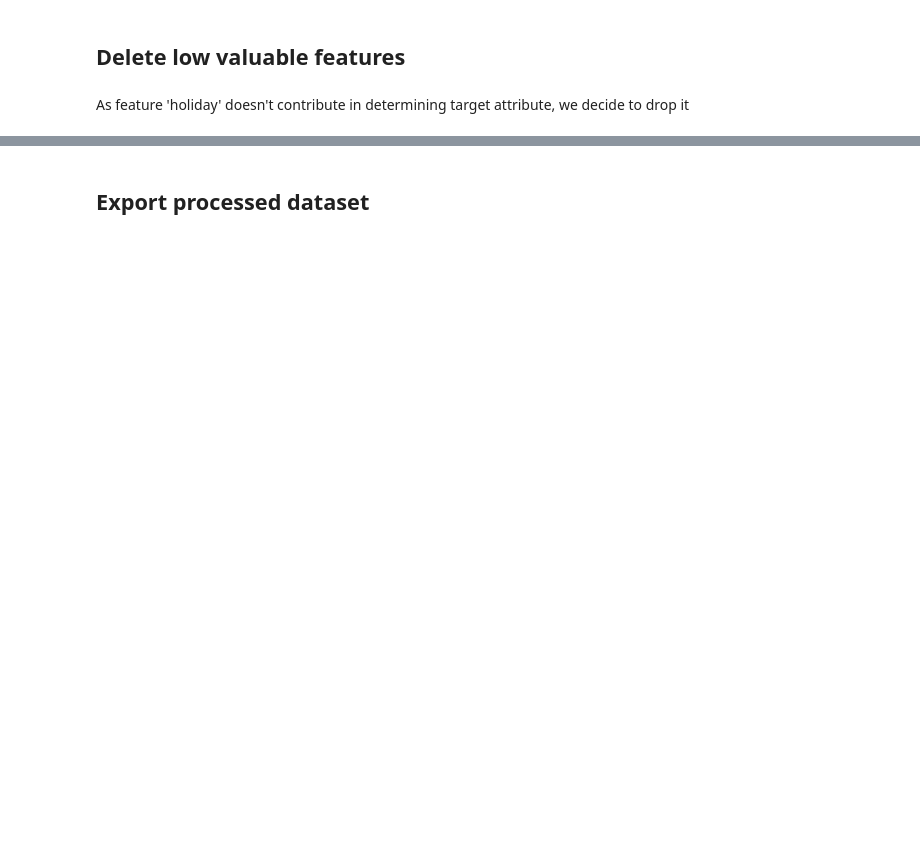
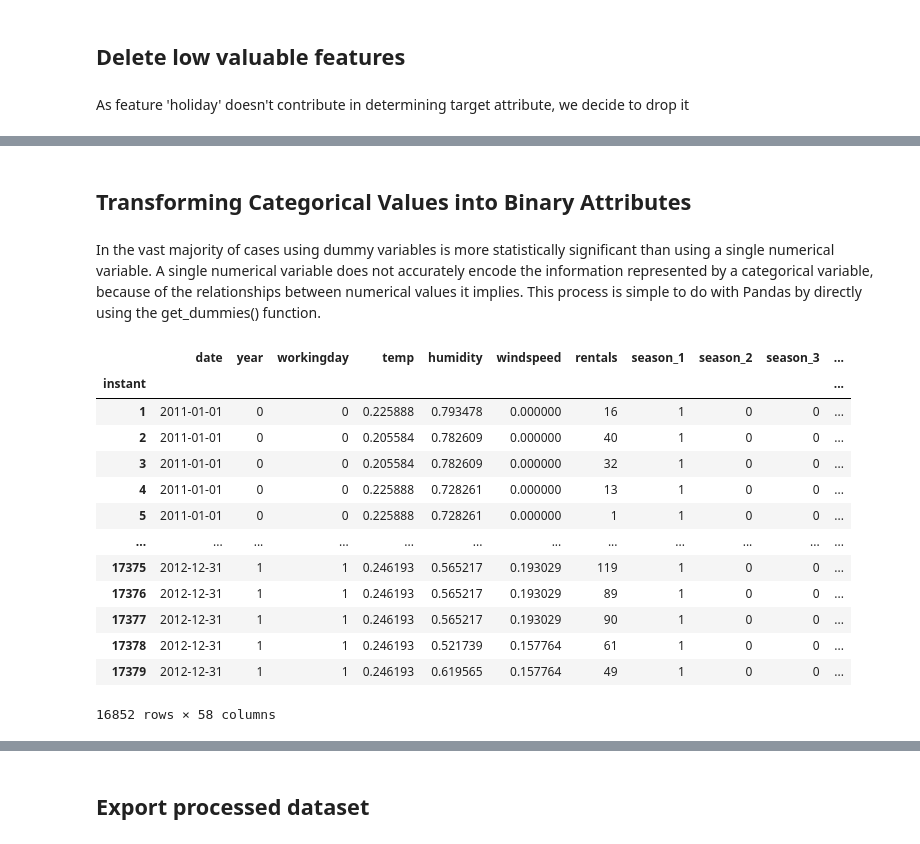
Before and after one commit to enricollen/bike-rental-demand-prediction, a Jupyter notebook: data_preprocessing.ipynb, the cells around one changed output, grey strips where cells are left out. Cells and saved outputs as stored; diff of their text form; code cells hidden in the pictures; blank space fills up the shorter version.

```diff
--- a/data_preprocessing.ipynb
+++ b/data_preprocessing.ipynb
@@ -118,0 +146,28 @@ df_without_outliers.drop('holiday',axis=1,inplace=True)
+# %% [markdown]
+## Transforming Categorical Values into Binary Attributes
+# %% [markdown]
+In the vast majority of cases using dummy variables is more statistically significant than using a single numerical variable. A single numerical variable does not accurately encode the information represented by a categorical variable, because of the relationships between numerical values it implies.
+This process is simple to do with Pandas by directly using the get_dummies() function.
+# %%
+dummy_fields = ['season', 'month', 'weather', 'hour', 'weekday']
+for feature_to_dummy in dummy_fields:
+    dummies = pd.get_dummies(df_without_outliers[feature_to_dummy], prefix=feature_to_dummy, drop_first=False)
+    df_without_outliers = pd.concat([df_without_outliers, dummies], axis=1)
+
+df_with_dummies = df_without_outliers.drop(dummy_fields, axis=1)
+df_with_dummies
+# %% [output]
+|  | date | year | workingday | temp | humidity | windspeed | rentals | season_1 | season_2 | season_3 | ... |
+| instant |  |  |  |  |  |  |  |  |  |  | ... |
+| 1 | 2011-01-01 | 0 | 0 | 0.225888 | 0.793478 | 0.000000 | 16 | 1 | 0 | 0 | ... |
+| 2 | 2011-01-01 | 0 | 0 | 0.205584 | 0.782609 | 0.000000 | 40 | 1 | 0 | 0 | ... |
+| 3 | 2011-01-01 | 0 | 0 | 0.205584 | 0.782609 | 0.000000 | 32 | 1 | 0 | 0 | ... |
+| 4 | 2011-01-01 | 0 | 0 | 0.225888 | 0.728261 | 0.000000 | 13 | 1 | 0 | 0 | ... |
+| 5 | 2011-01-01 | 0 | 0 | 0.225888 | 0.728261 | 0.000000 | 1 | 1 | 0 | 0 | ... |
+| ... | ... | ... | ... | ... | ... | ... | ... | ... | ... | ... | ... |
+| 17375 | 2012-12-31 | 1 | 1 | 0.246193 | 0.565217 | 0.193029 | 119 | 1 | 0 | 0 | ... |
+| 17376 | 2012-12-31 | 1 | 1 | 0.246193 | 0.565217 | 0.193029 | 89 | 1 | 0 | 0 | ... |
+| 17377 | 2012-12-31 | 1 | 1 | 0.246193 | 0.565217 | 0.193029 | 90 | 1 | 0 | 0 | ... |
+| 17378 | 2012-12-31 | 1 | 1 | 0.246193 | 0.521739 | 0.157764 | 61 | 1 | 0 | 0 | ... |
+| 17379 | 2012-12-31 | 1 | 1 | 0.246193 | 0.619565 | 0.157764 | 49 | 1 | 0 | 0 | ... |
+16852 rows × 58 columns
```
Also changed, not shown: parts of 11 cells of this notebook, 2 other files.
